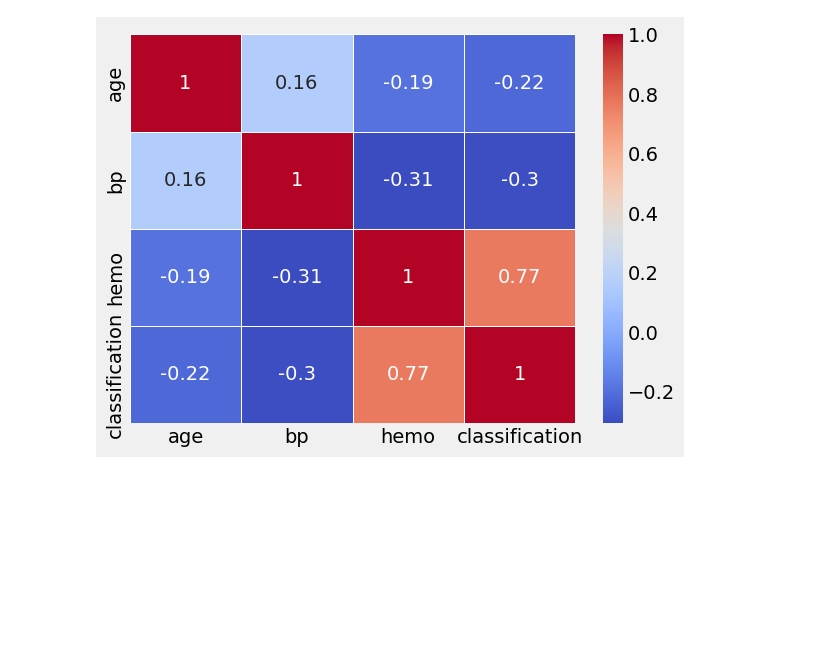
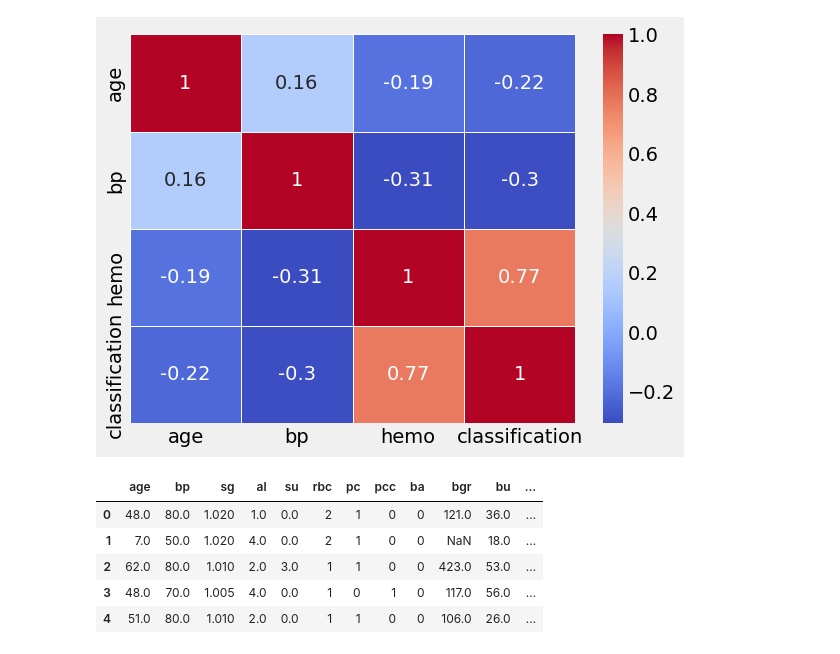
Before and after one commit to Kusu5Dec/EDA_Practice, a Jupyter notebook: EDA_cronic_data_analysis.ipynb, the cells around one changed output. Drawn from its saved outputs; the diff is of its cells as text; code cells hidden in the pictures; blank space fills up the shorter version.

```diff
--- a/EDA_cronic_data_analysis.ipynb
+++ b/EDA_cronic_data_analysis.ipynb
@@ -698,0 +701,14 @@ fig.show()
+# %%
+from sklearn.preprocessing import LabelEncoder
+LabelEncoder =LabelEncoder()
+for col in cat_cols:
+    df[col]=LabelEncoder.fit_transform(df[col])
+# %%
+df.head()
+# %% [output]
+|  | age | bp | sg | al | su | rbc | pc | pcc | ba | bgr | bu | ... |
+| 0 | 48.0 | 80.0 | 1.020 | 1.0 | 0.0 | 2 | 1 | 0 | 0 | 121.0 | 36.0 | ... |
+| 1 | 7.0 | 50.0 | 1.020 | 4.0 | 0.0 | 2 | 1 | 0 | 0 | NaN | 18.0 | ... |
+| 2 | 62.0 | 80.0 | 1.010 | 2.0 | 3.0 | 1 | 1 | 0 | 0 | 423.0 | 53.0 | ... |
+| 3 | 48.0 | 70.0 | 1.005 | 4.0 | 0.0 | 1 | 0 | 1 | 0 | 117.0 | 56.0 | ... |
+| 4 | 51.0 | 80.0 | 1.010 | 2.0 | 0.0 | 1 | 1 | 0 | 0 | 106.0 | 26.0 | ... |
```
Also changed, not shown: parts of 3 cells of this notebook.
